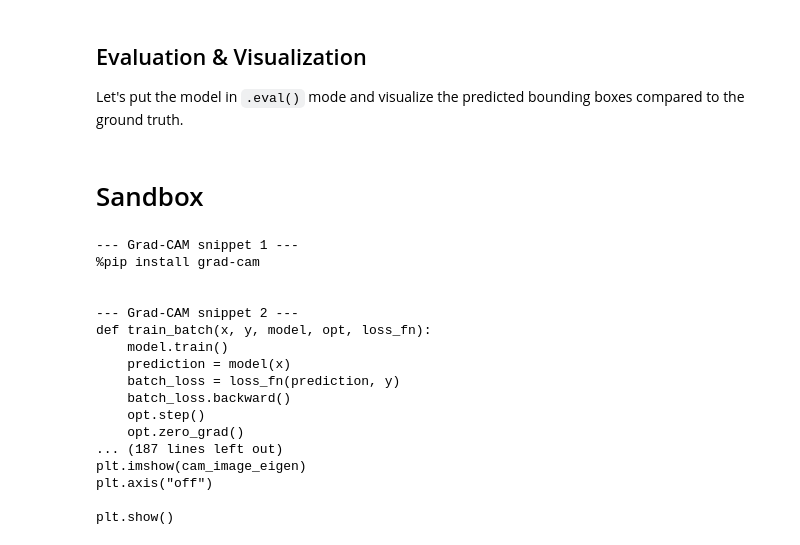
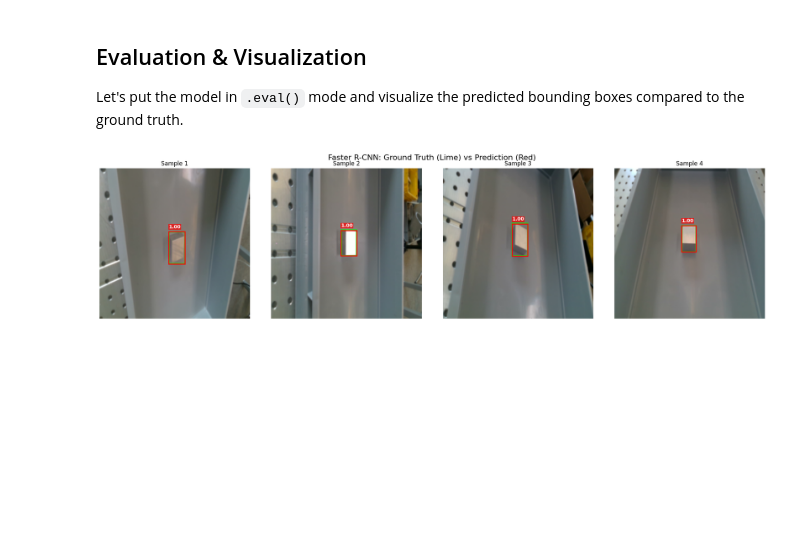
Before and after one commit to Eikthyrnir/uam-cv-sim-to-real-interpretability, a Jupyter notebook: DIMO_detection_sandbox.ipynb, the cells around one changed output. Saved outputs shown, nothing was run; the diff lists cells and outputs as text; code cells hidden in the pictures; blank space fills up the shorter version.

```diff
--- a/DIMO_detection_sandbox.ipynb
+++ b/DIMO_detection_sandbox.ipynb
@@ -827,7 +844,7 @@ fig, axes = plt.subplots(1, num_vis, figsize=(20, 5))
 with torch.no_grad():
     for i in range(num_vis):
         # Fetch some images from the dataset
-        img_t, target = detection_train_dataset[i + 100]
+        img_t, target = detection_train_dataset[i + 300]
 
         # Forward pass (expects a list of tensors)
         prediction = detection_model([img_t.to(device)])[0]
@@ -838,75 +855,35 @@ with torch.no_grad():
         ax.imshow(img_display)
 
         # Draw Ground Truth (Lime, semi-transparent)
         for box in target['boxes']:
             xmin, ymin, xmax, ymax = box.numpy()
             rect = patches.Rectangle((xmin, ymin), xmax - xmin, ymax - ymin,
                                      linewidth=3, edgecolor='lime', facecolor='none', alpha=0.6)
             ax.add_patch(rect)
 
         # Draw Predictions (Red)
         boxes = prediction['boxes'].cpu().numpy()
         scores = prediction['scores'].cpu().numpy()
 
         # Filter by a confidence score threshold
         confidence_threshold = 0.5
         for box, score in zip(boxes, scores):
             if score > confidence_threshold:
                 xmin, ymin, xmax, ymax = box
                 rect = patches.Rectangle((xmin, ymin), xmax - xmin, ymax - ymin,
                                          linewidth=2, edgecolor='red', facecolor='none')
                 ax.add_patch(rect)
                 ax.text(xmin, ymin - 5, f"{score:.2f}", color='white', fontsize=10, fontweight='bold',
                         bbox=dict(facecolor='red', alpha=0.7, edgecolor='none', pad=1))
 
         ax.set_title(f"Sample {i+1}")
         ax.axis('off')
 
 plt.suptitle("Faster R-CNN: Ground Truth (Lime) vs Prediction (Red)", fontsize=16)
 plt.tight_layout()
 plt.show()
+# %% [output]
+[figure, added]
-# %% [markdown]
-# Sandbox
-# %%
-import json
-
-# Read the attached notebook
-with open('/content/lab_2_23.ipynb', 'r') as f:
-    notebook = json.load(f)
-
-gradcam_cells = []
-for cell in notebook.get('cells', []):
-    if cell['cell_type'] == 'code':
-        source = "".join(cell.get('source', []))
-        # Look for cells containing gradcam or similar keywords
-        if 'cam' in source.lower() or 'grad' in source.lower():
-            gradcam_cells.append(source)
-
-for i, src in enumerate(gradcam_cells):
-    print(f"--- Grad-CAM snippet {i+1} ---")
-    print(src[:800]) # Print first 800 chars to identify the method
-    print("\n")
-
-if not gradcam_cells:
-    print("No Grad-CAM related code found in the notebook.")
-# %% [output]
---- Grad-CAM snippet 1 ---
-%pip install grad-cam
-
-
---- Grad-CAM snippet 2 ---
-def train_batch(x, y, model, opt, loss_fn):
-    model.train()
-    prediction = model(x)
-    batch_loss = loss_fn(prediction, y)
-    batch_loss.backward()
-    opt.step()
-    opt.zero_grad()
-... (187 lines left out)
-plt.imshow(cam_image_eigen)
-plt.axis("off")
-
-plt.show()
 # %%
 !pip install grad-cam
 # %% [output]
```
Also changed, not shown: parts of 10 cells of this notebook.
